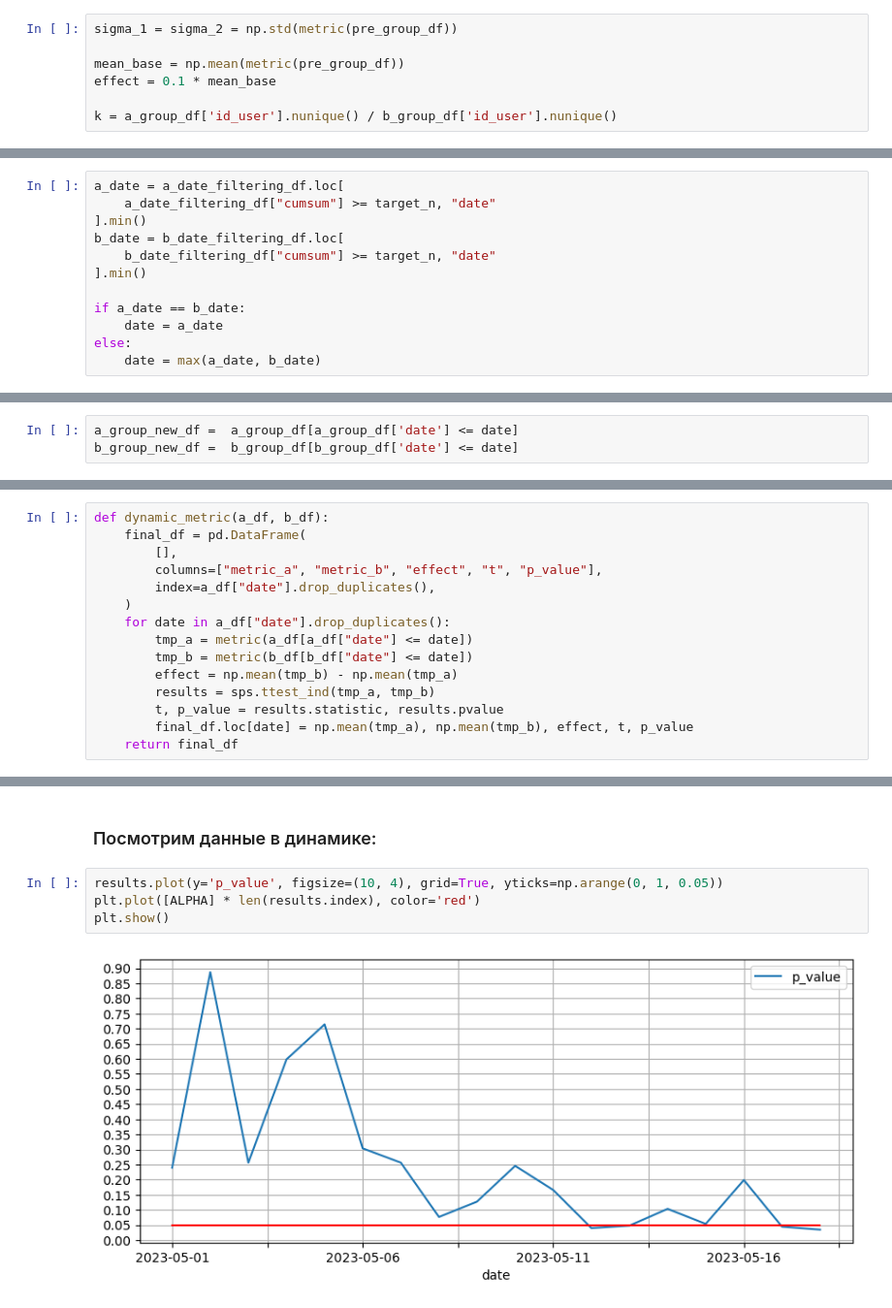
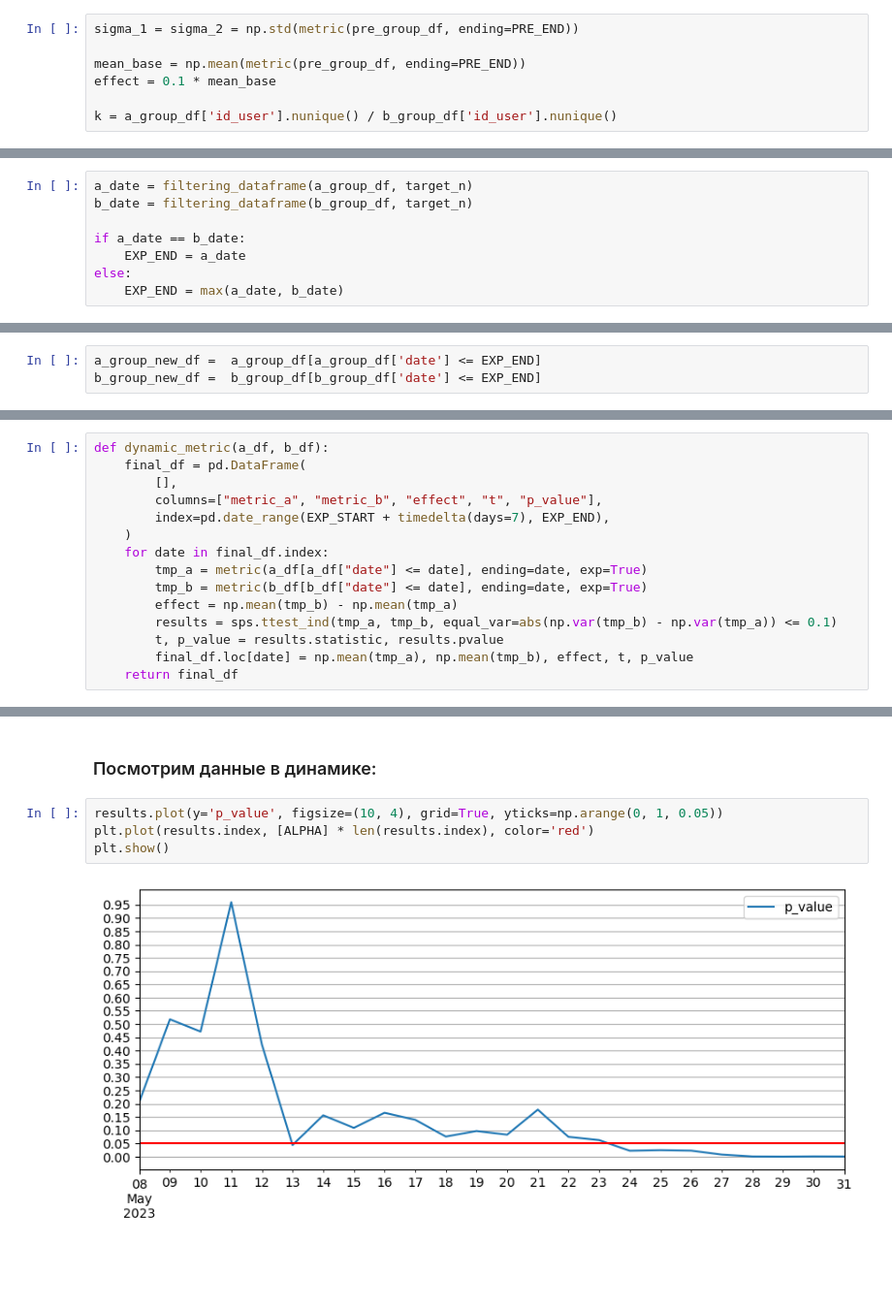
Before and after one commit to Z5-05/AB_made_2023, a Jupyter notebook: hw04/FullABtesting.ipynb, the cells around one changed output, grey strips where cells are left out. Shown at 97% size. Drawn from its saved outputs; the diff is of its cells as text; blank space fills up the shorter version.

```diff
--- a/hw04/FullABtesting.ipynb
+++ b/hw04/FullABtesting.ipynb
@@ -119,9 +108,9 @@ def duration(k, delta_effect, sigma_1, sigma_2, alpha=ALPHA, beta=BETA):
     n = (k+1) * z ** 2 * (sigma_1 ** 2 + sigma_2 **2 / k) / (delta_effect ** 2)
     return n
 # %%
-sigma_1 = sigma_2 = np.std(metric(pre_group_df))
+sigma_1 = sigma_2 = np.std(metric(pre_group_df, ending=PRE_END))
 
-mean_base = np.mean(metric(pre_group_df))
+mean_base = np.mean(metric(pre_group_df, ending=PRE_END))
 effect = 0.1 * mean_base
 
 k = a_group_df['id_user'].nunique() / b_group_df['id_user'].nunique()
@@ -142,12 +151,8 @@ b_date_filtering_df['cumsum'] = b_date_filtering_df['events'].cumsum()
 # %%
-a_date = a_date_filtering_df.loc[
-    a_date_filtering_df["cumsum"] >= target_n, "date"
-].min()
-b_date = b_date_filtering_df.loc[
-    b_date_filtering_df["cumsum"] >= target_n, "date"
-].min()
+a_date = filtering_dataframe(a_group_df, target_n)
+b_date = filtering_dataframe(b_group_df, target_n)
 
 if a_date == b_date:
-    date = a_date
+    EXP_END = a_date
 else:
-    date = max(a_date, b_date)
+    EXP_END = max(a_date, b_date)
@@ -154,3 +163,3 @@ else:
 # %%
-a_group_new_df =  a_group_df[a_group_df['date'] <= date]
-b_group_new_df =  b_group_df[b_group_df['date'] <= date]
+a_group_new_df =  a_group_df[a_group_df['date'] <= EXP_END]
+b_group_new_df =  b_group_df[b_group_df['date'] <= EXP_END]
@@ -161,13 +215,13 @@ def dynamic_metric(a_df, b_df):
     final_df = pd.DataFrame(
         [],
         columns=["metric_a", "metric_b", "effect", "t", "p_value"],
-        index=a_df["date"].drop_duplicates(),
+        index=pd.date_range(EXP_START + timedelta(days=7), EXP_END),
     )
-    for date in a_df["date"].drop_duplicates():
-        tmp_a = metric(a_df[a_df["date"] <= date])
-        tmp_b = metric(b_df[b_df["date"] <= date])
+    for date in final_df.index:
+        tmp_a = metric(a_df[a_df["date"] <= date], ending=date, exp=True)
+        tmp_b = metric(b_df[b_df["date"] <= date], ending=date, exp=True)
         effect = np.mean(tmp_b) - np.mean(tmp_a)
-        results = sps.ttest_ind(tmp_a, tmp_b)
+        results = sps.ttest_ind(tmp_a, tmp_b, equal_var=abs(np.var(tmp_b) - np.var(tmp_a)) <= 0.1)
         t, p_value = results.statistic, results.pvalue
         final_df.loc[date] = np.mean(tmp_a), np.mean(tmp_b), effect, t, p_value
     return final_df
@@ -185,7 +238,7 @@ results.tail(1)
 ### Посмотрим данные в динамике:
 # %%
 results.plot(y='p_value', figsize=(10, 4), grid=True, yticks=np.arange(0, 1, 0.05))
-plt.plot([ALPHA] * len(results.index), color='red')
+plt.plot(results.index, [ALPHA] * len(results.index), color='red')
 plt.show()
 # %% [output]
-[figure, old version]
+[figure, new version]
```
Also changed, not shown: parts of 33 cells of this notebook.
